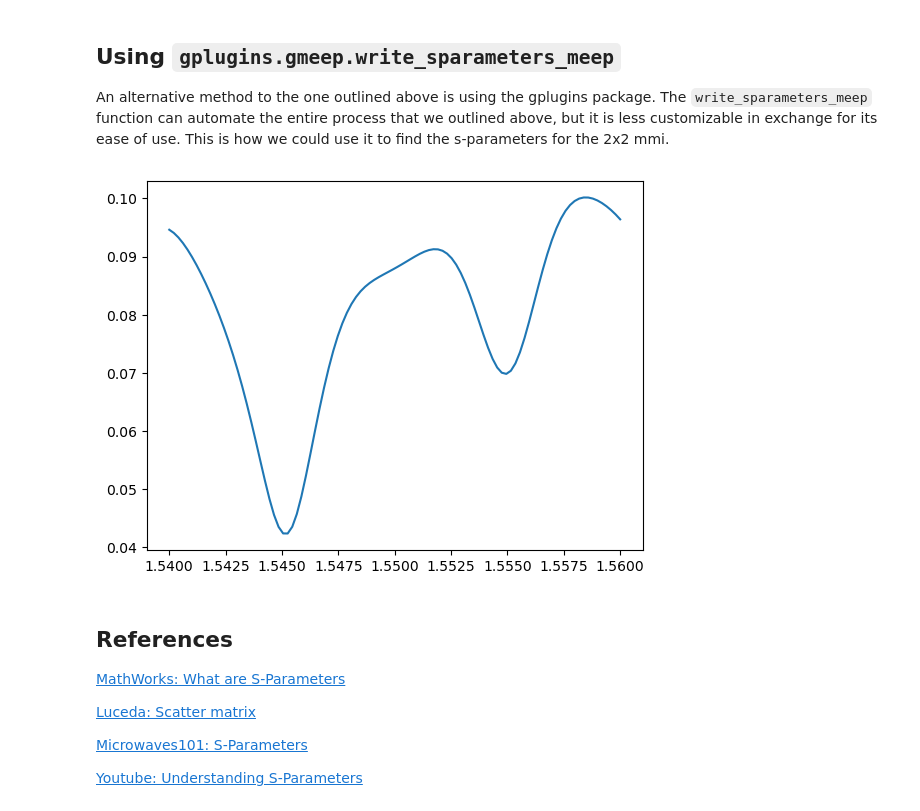
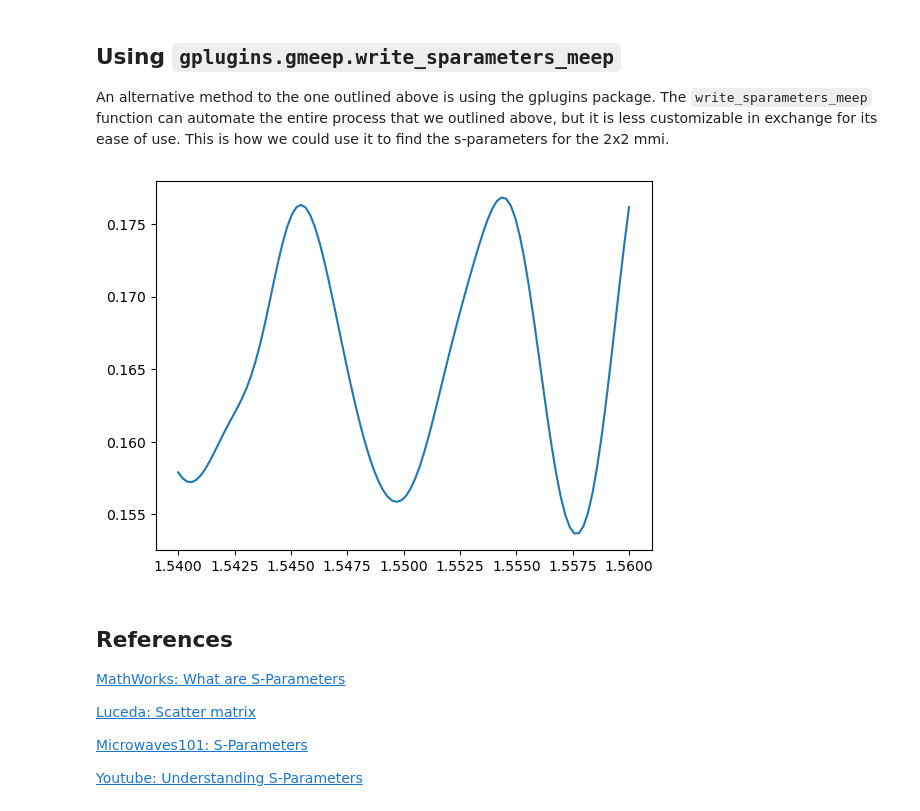
Before and after one commit to BYUCamachoLab/Photonics-Bootcamp, a Jupyter notebook: book/pages/scattering_parameters.ipynb, the cells around one changed output. Cells and saved outputs as stored; diff of their text form; code cells hidden in the pictures.

```diff
--- a/book/pages/scattering_parameters.ipynb
+++ b/book/pages/scattering_parameters.ipynb
@@ -421,8 +417,7 @@ pwd = Path(os.path.abspath(''))
 gds_file = pwd.parent / "files/mmi2x2.gds"
 mmi_comp = import_gds(gds_file)
 
-res = 40
-df = 0.05*fcen
+res = 50
 
 sim_is_3D = False
 port_xpos = 17.75
@@ -465,10 +460,10 @@ sparams = write_sparameters_meep(
 # %%
 if run_sim:
     plt.figure()
-    plt.plot(sparams['wavelengths'], np.abs(sparams['o1@0,o4@0']))
+    plt.plot(sparams['wavelengths'], np.abs(sparams['o3@0,o1@0']))
     plt.show()
 # %% [output]
-[figure, old version]
+[figure, new version]
 # %% [markdown]
 ## References
 
```
Also changed, not shown: parts of 17 cells of this notebook.
